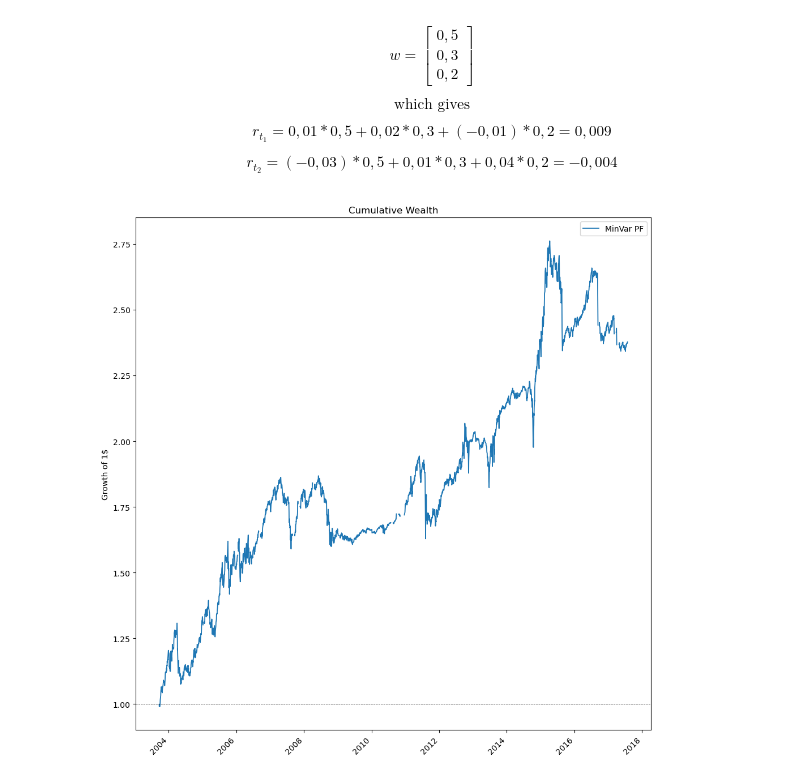
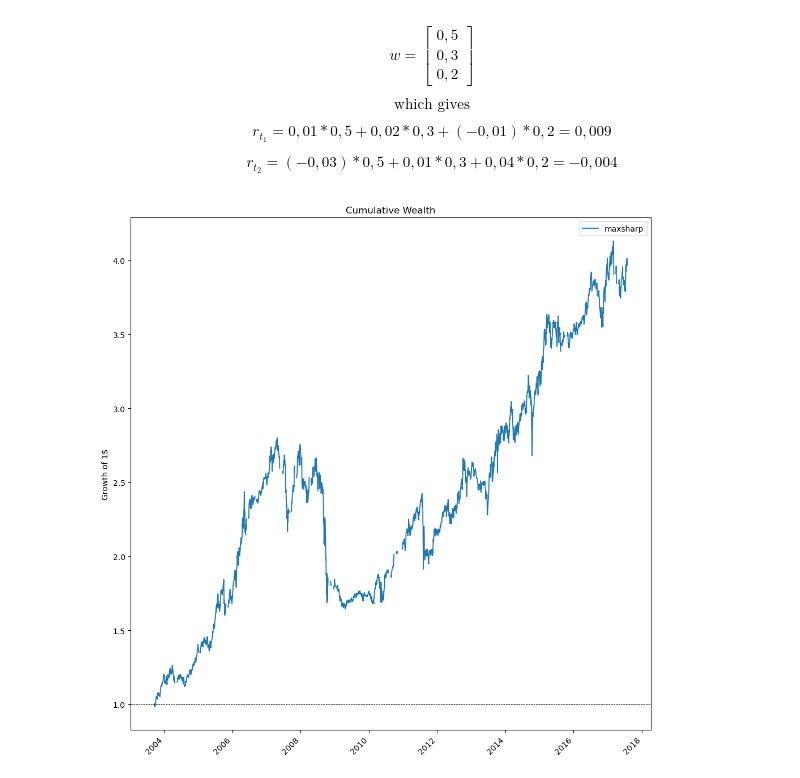
Before and after one commit to ppilihpHa/Portfolio-Optimization, a Jupyter notebook: pfo_simulation.ipynb, the cells around one changed output. Drawn from its saved outputs; the diff is of its cells as text; code cells hidden in the pictures.

Commit message:
added Sharpe Maximiation Strategy

```diff
--- a/pfo_simulation.ipynb
+++ b/pfo_simulation.ipynb
@@ -78,5 +88,5 @@ $$\Sigma_{i,j} = \frac{1}{T-1} \sum_t{(r_{i,t} - \bar{r}_i)(r_{j,t} - \bar{r}_j)
 # %%
-def min_var_weights(Sigma: pd.DataFrame):
+def min_var_weights(Sigma: pd.DataFrame) -> pd.Series:
 
     S = cp.psd_wrap(Sigma.values) # use ndarray instead of DF and trust to be positive semidefinite
 
@@ -145,10 +197,11 @@ class Investor:
         self.weight_history = []
         self.return_history = []
 
-        if self.strategy == "TODO":
-            pass
+        if self.strategy == "maxsharp":
+            self.weights = max_sharpe_weights
         else: # default strategy = min_var
             self.weights = min_var_weights
+
         if self.cov_estimator == "TODO":
             pass
         else: # default covariance estimation is in-sample
@@ -160,7 +213,12 @@ class Investor:
         # Build Portfolio
 
         S = self.covar(R=sel_R)
-        w = self.weights(Sigma=S).sort_index()
+
+        match self.strategy:
+            case "maxsharp":
+                w = self.weights(mu=sample_mu(sel_R), Sigma=S)
+            case _:
+                w = self.weights(Sigma=S)
 
         sorted_dscds = w.index.tolist()
 
@@ -194,7 +252,10 @@ holding_period = 21
 
 times_to_rebalance = range(estimation_window, T_cut, holding_period)
 
-inv = Investor(strategy="Minimum Variance", cov_estimator="Sample")
+Investors = {
+    "Max_Sharpe": Investor(strategy="maxsharp", cov_estimator="Sample"),
+    "Min_Var": Investor(strategy="minvar", cov_estimator="Sample")
+}
 
 for t in tqdm(times_to_rebalance):
 
@@ -211,13 +272,17 @@ for t in tqdm(times_to_rebalance):
     filtered_sector = estimation_sector[estimation_sector["DSCD"].isin(filtered_stocks)]
     filtered_sector_R = construct_ret_matrix(panel=filtered_sector)
 
-    selected_stocks = select_stocks(ret_matrix=filtered_sector_R, nstocks=10, metric=metric_sharpe, by_highest=True)
+    selected_stocks = select_stocks(ret_matrix=filtered_sector_R, nstocks=15, metric=metric_sharpe, by_highest=True)
     selected_sector = filtered_sector[filtered_sector["DSCD"].isin(selected_stocks)]
     selected_sector_R = filtered_sector_R.loc[:, selected_stocks] # should be the same as just caling construct_ret_matrix again
 
     selected_sector_R = selected_sector_R.loc[:, selected_sector_R.columns.sort_values()] # not sure why we do this exavtly, I think because rows should match for our matrix calculations later -> added it to open questions
 
-    inv.rebalance(sel_R=selected_sector_R, period=holding_dates, stocks=selected_stocks)
+    for strat, inv in Investors.items():
+
+        inv.rebalance(sel_R=selected_sector_R, period=holding_dates, stocks=selected_stocks)
+
+    #break # for testing
 # %%
 # Summary and Visualization (of currently just one investor)
 
@@ -256,7 +321,7 @@ def plot_pf_investor_wealth(investor: Investor):
     ax.plot(
         wealth_series.index,
         wealth_series.values,
-        label="MinVar PF",
+        label=investor.strategy,
         color=colors[0],
         linewidth=1.3
     )
@@ -272,6 +337,6 @@ def plot_pf_investor_wealth(investor: Investor):
     fig.tight_layout()
     plt.show()
 # %%
-plot_pf_investor_wealth(inv)
+plot_pf_investor_wealth(Investors["Max_Sharpe"])
 # %% [output]
-[figure, old version]
+[figure, new version]
```
Also changed, not shown: parts of 6 cells of this notebook.
